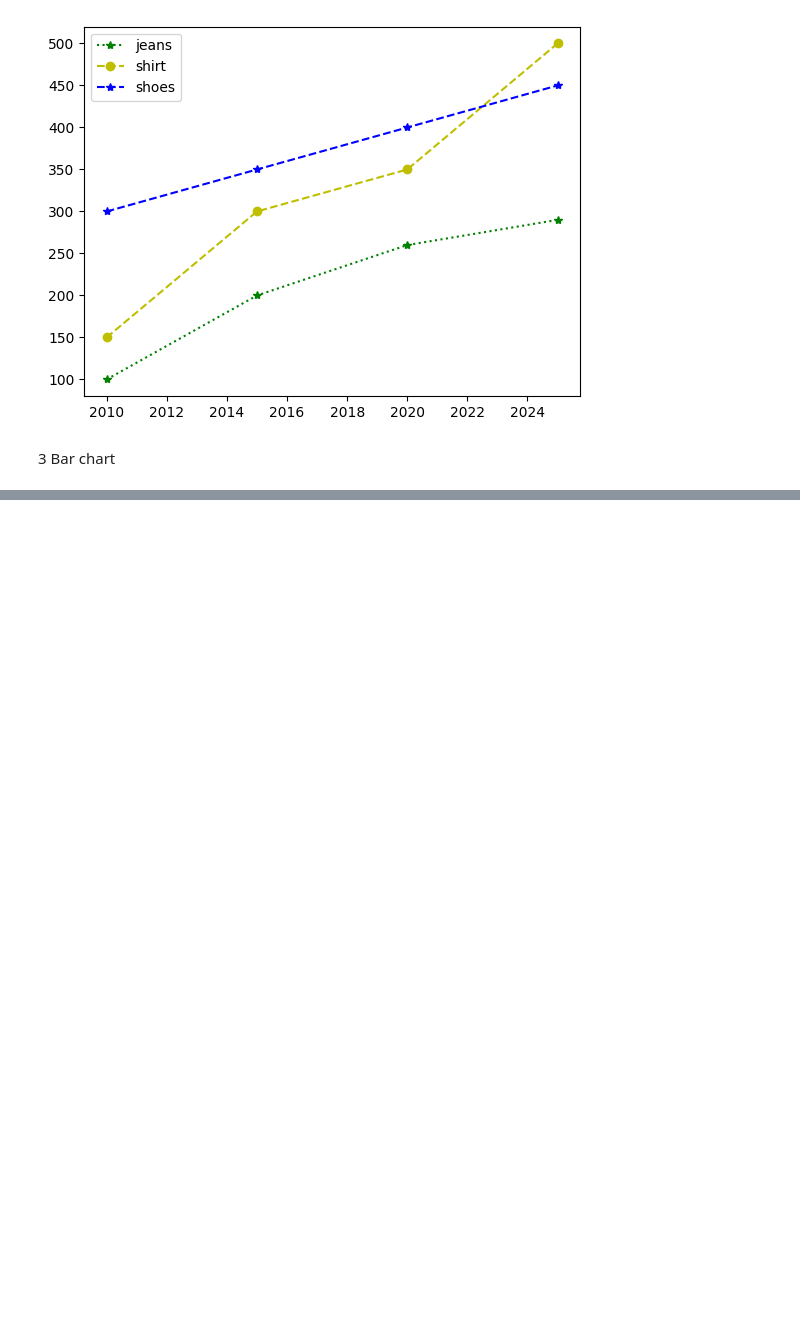
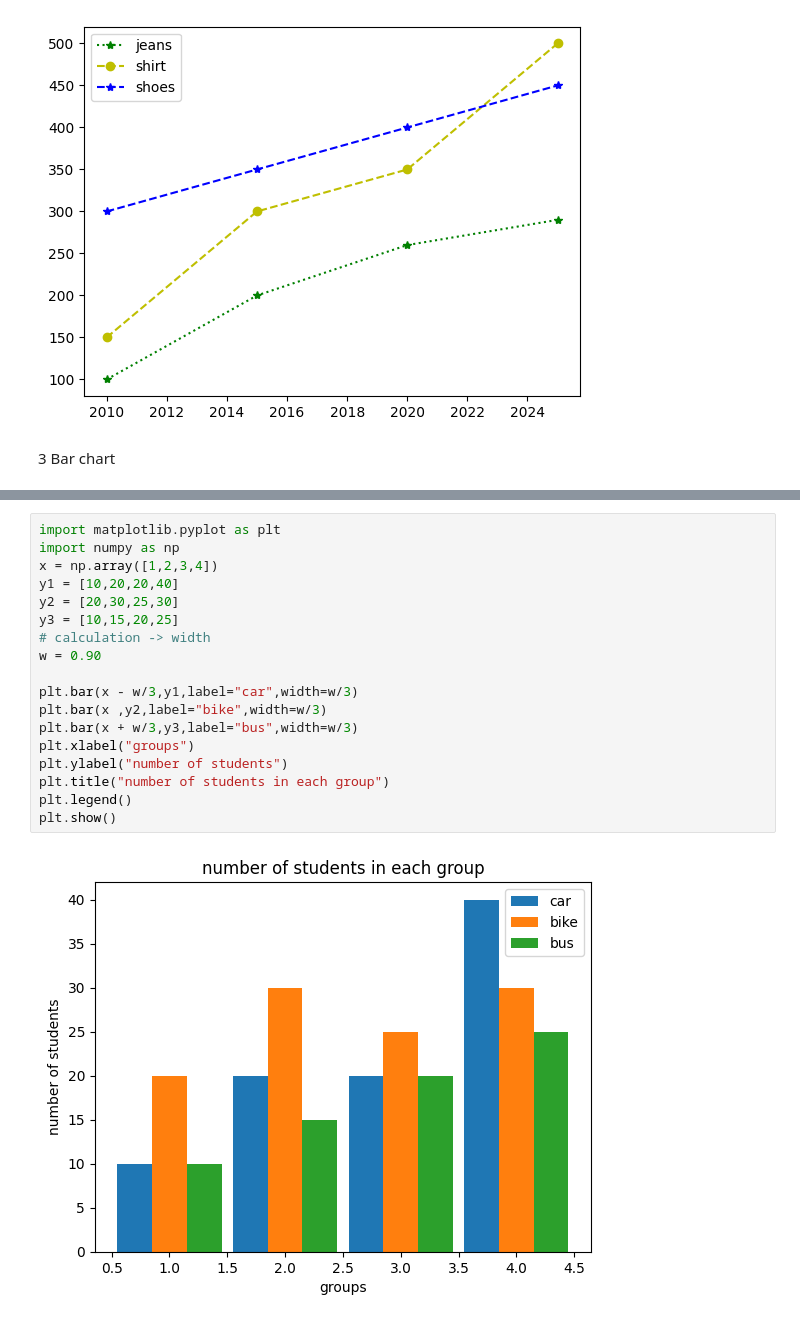
Before and after one commit to Vanshu2374/data-science-45-days, a Jupyter notebook: grass2.ipynb, the cells around one changed output, grey strips where cells are left out. Cells and saved outputs as stored; diff of their text form; blank space fills up the shorter version.

```diff
--- a/grass2.ipynb
+++ b/grass2.ipynb
@@ -118,3 +119,23 @@ plt.legend()
 plt.show()
 # %% [output]
 [figure]
+# %%
+import matplotlib.pyplot as plt
+import numpy as np
+x = np.array([1,2,3,4])
+y1 = [10,20,20,40]
+y2 = [20,30,25,30]
+y3 = [10,15,20,25]
+# calculation -> width
+w = 0.90
+
+plt.bar(x - w/3,y1,label="car",width=w/3)
+plt.bar(x ,y2,label="bike",width=w/3)
+plt.bar(x + w/3,y3,label="bus",width=w/3)
+plt.xlabel("groups")
+plt.ylabel("number of students")
+plt.title("number of students in each group")
+plt.legend()
+plt.show()
+# %% [output]
+[figure, added]
```
Also changed, not shown: parts of 7 cells of this notebook.
